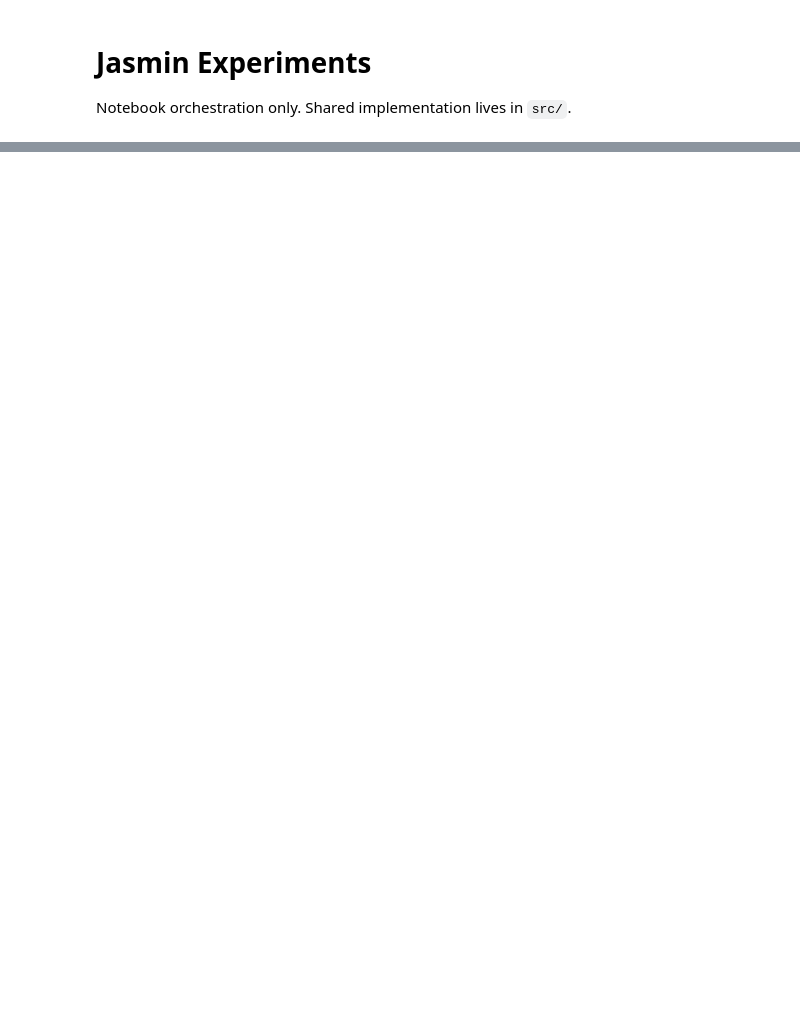
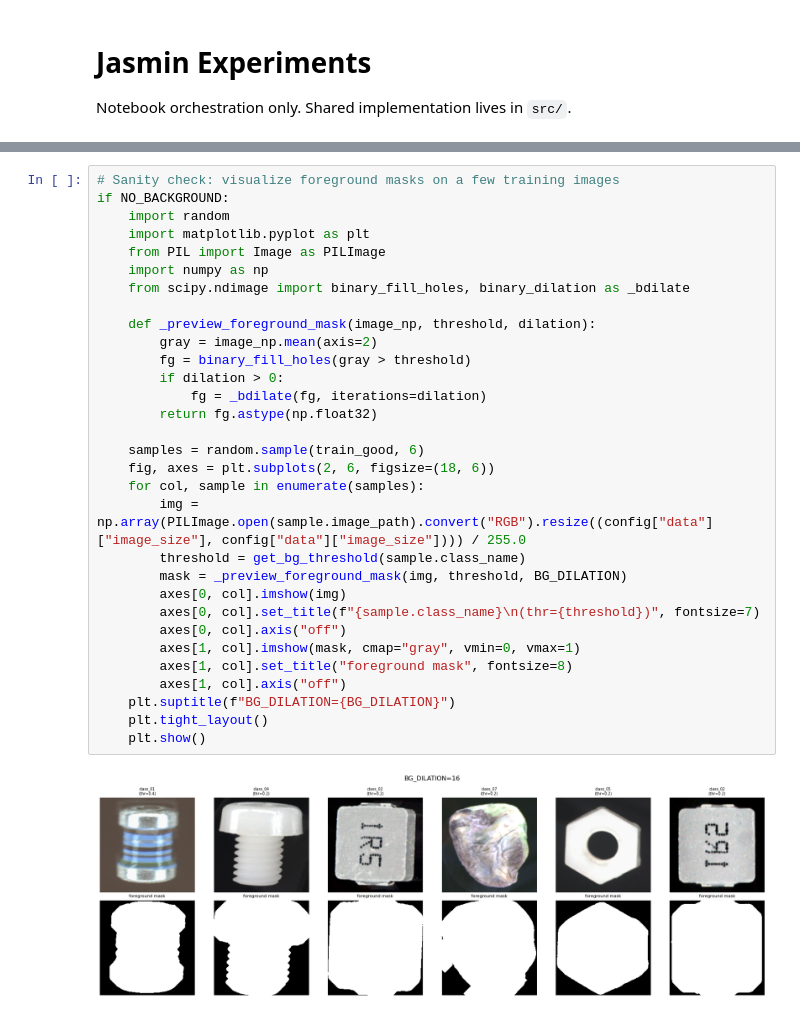
Before and after one commit to JasminSpinetto/Spacespresso, a Jupyter notebook: notebooks/jasmin_experiments.ipynb, the cells around one changed output, grey strips where cells are left out. Cells and saved outputs as stored; diff of their text form; blank space fills up the shorter version.

Commit message:
background_PP

```diff
--- a/notebooks/jasmin_experiments.ipynb
+++ b/notebooks/jasmin_experiments.ipynb
@@ -38,3 +69,36 @@ print({"train_good": len(train_good), "train_anomalies": len(train_anomalies), "
+# %%
+# Sanity check: visualize foreground masks on a few training images
+if NO_BACKGROUND:
+    import random
+    import matplotlib.pyplot as plt
+    from PIL import Image as PILImage
+    import numpy as np
+    from scipy.ndimage import binary_fill_holes, binary_dilation as _bdilate
+
+    def _preview_foreground_mask(image_np, threshold, dilation):
+        gray = image_np.mean(axis=2)
+        fg = binary_fill_holes(gray > threshold)
+        if dilation > 0:
+            fg = _bdilate(fg, iterations=dilation)
+        return fg.astype(np.float32)
+
+    samples = random.sample(train_good, 6)
+    fig, axes = plt.subplots(2, 6, figsize=(18, 6))
+    for col, sample in enumerate(samples):
+        img = np.array(PILImage.open(sample.image_path).convert("RGB").resize((config["data"]["image_size"], config["data"]["image_size"]))) / 255.0
+        threshold = get_bg_threshold(sample.class_name)
+        mask = _preview_foreground_mask(img, threshold, BG_DILATION)
+        axes[0, col].imshow(img)
+        axes[0, col].set_title(f"{sample.class_name}\n(thr={threshold})", fontsize=7)
+        axes[0, col].axis("off")
+        axes[1, col].imshow(mask, cmap="gray", vmin=0, vmax=1)
+        axes[1, col].set_title("foreground mask", fontsize=8)
+        axes[1, col].axis("off")
+    plt.suptitle(f"BG_DILATION={BG_DILATION}")
+    plt.tight_layout()
+    plt.show()
+# %% [output]
+[figure, added]
 # %%
 if train_good and test:
     Method = get_method_class(config["method"]["name"])
```
Also changed, not shown: parts of 8 cells of this notebook, 1 other file.
